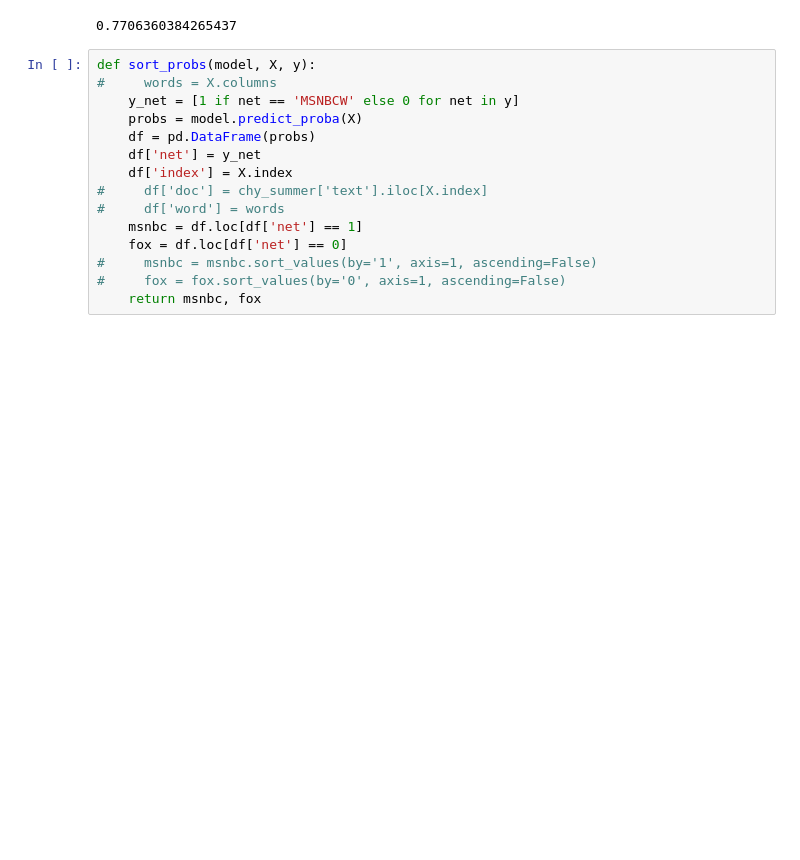
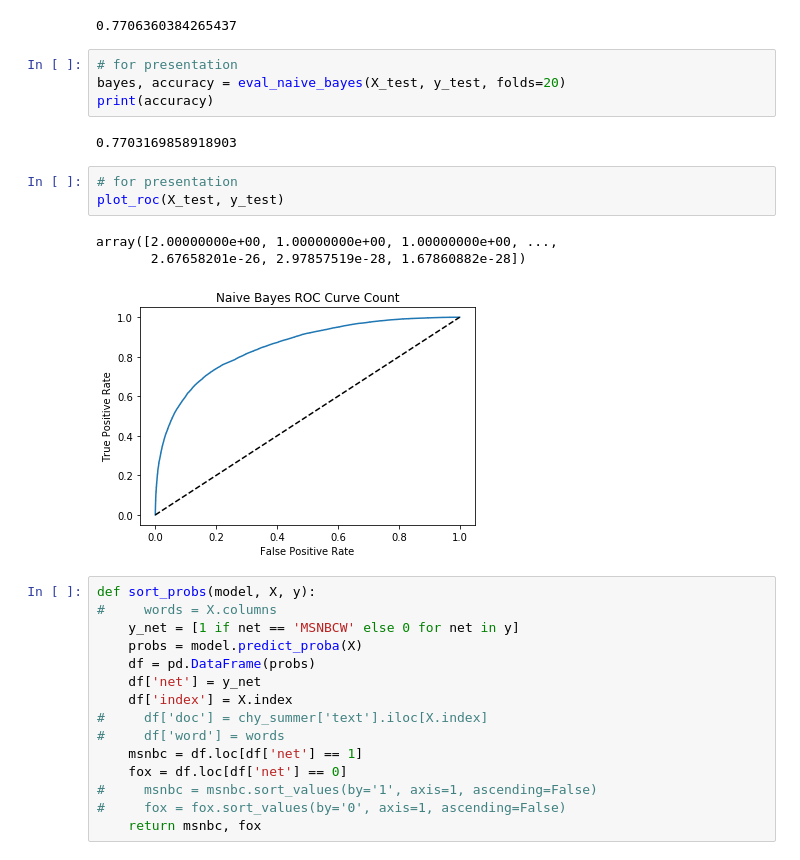
Before and after one commit to leckieje/chyrons_nlp, a Jupyter notebook: chyrons_book.ipynb, the cells around one changed output. Saved outputs shown, nothing was run; the diff lists cells and outputs as text; blank space fills up the shorter version.

```diff
--- a/chyrons_book.ipynb
+++ b/chyrons_book.ipynb
@@ -788,6 +802,19 @@ bayes, accuracy = eval_naive_bayes(X_test, y_test, folds=20)
 print(accuracy)
 # %% [output]
 0.7706360384265437
+# %%
+# for presentation
+bayes, accuracy = eval_naive_bayes(X_test, y_test, folds=20)
+print(accuracy)
+# %% [output]
+0.7703169858918903
+# %%
+# for presentation
+plot_roc(X_test, y_test)
+# %% [output]
+array([2.00000000e+00, 1.00000000e+00, 1.00000000e+00, ...,
+       2.67658201e-26, 2.97857519e-28, 1.67860882e-28])
+[figure, added]
 # %%
 def sort_probs(model, X, y):
 #     words = X.columns
```
Also changed, not shown: parts of 22 cells of this notebook.
